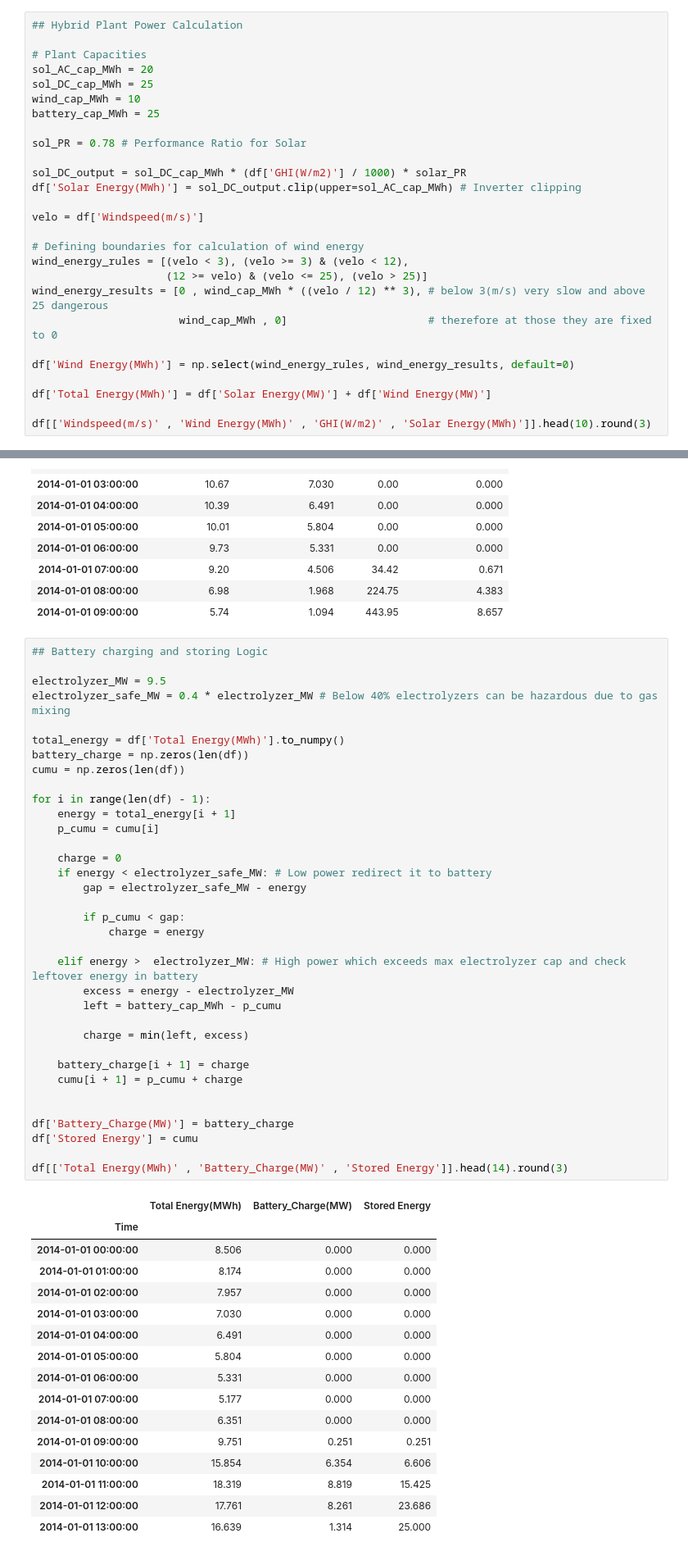
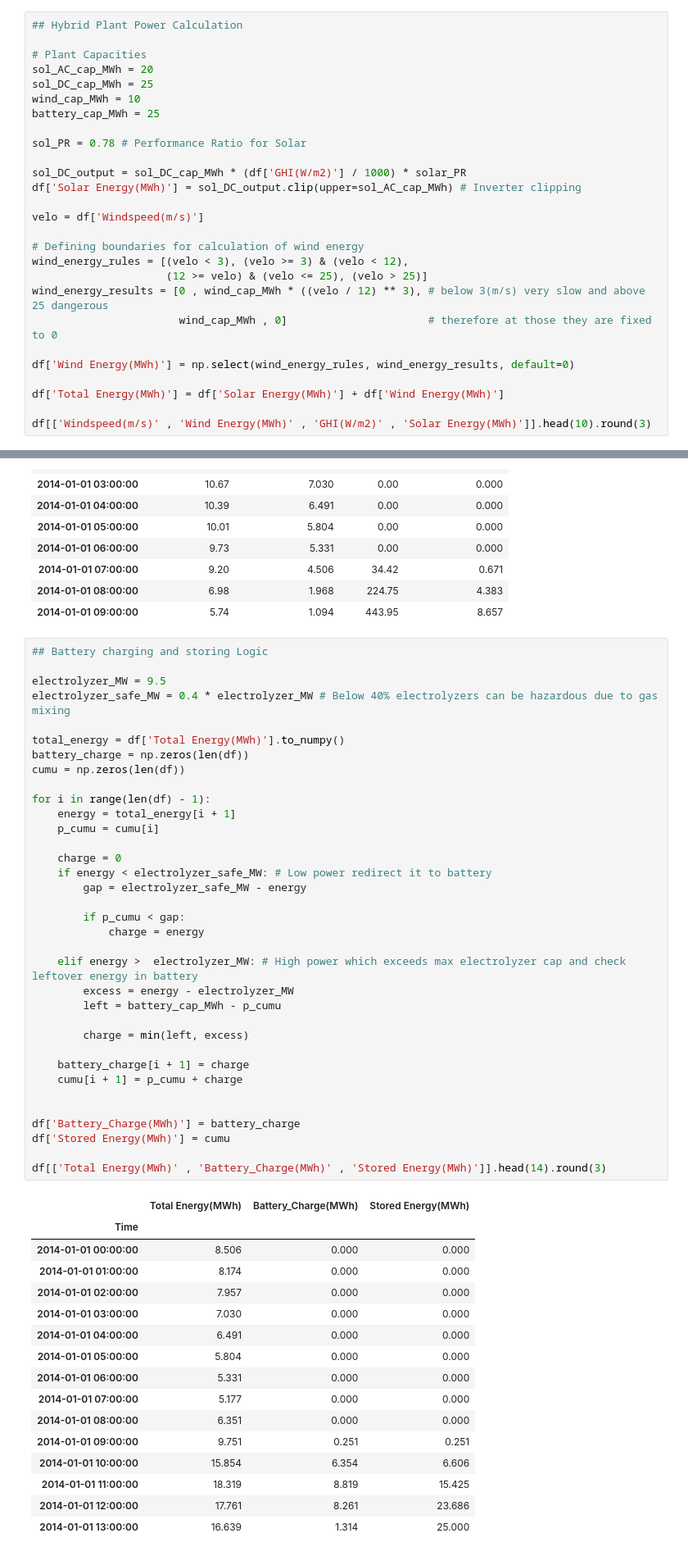
Before and after one commit to Adarsh-0704/green-h2-yield, a Jupyter notebook: notebooks/01_data_exploration.ipynb, the cells around one changed output, grey strips where cells are left out. Shown at 82% size. Cells and saved outputs as stored; diff of their text form.

```diff
--- a/notebooks/01_data_exploration.ipynb
+++ b/notebooks/01_data_exploration.ipynb
@@ -69,7 +69,7 @@ wind_energy_results = [0 , wind_cap_MWh * ((velo / 12) ** 3), # below 3(m/s) ver
 
 df['Wind Energy(MWh)'] = np.select(wind_energy_rules, wind_energy_results, default=0)
 
-df['Total Energy(MWh)'] = df['Solar Energy(MW)'] + df['Wind Energy(MW)']
+df['Total Energy(MWh)'] = df['Solar Energy(MWh)'] + df['Wind Energy(MWh)']
 
 df[['Windspeed(m/s)' , 'Wind Energy(MWh)' , 'GHI(W/m2)' , 'Solar Energy(MWh)']].head(10).round(3)
 # %% [output]
@@ -91,37 +91,37 @@ df[['Windspeed(m/s)' , 'Wind Energy(MWh)' , 'GHI(W/m2)' , 'Solar Energy(MWh)']].
 electrolyzer_MW = 9.5
 electrolyzer_safe_MW = 0.4 * electrolyzer_MW # Below 40% electrolyzers can be hazardous due to gas mixing
 
 total_energy = df['Total Energy(MWh)'].to_numpy()
 battery_charge = np.zeros(len(df))
 cumu = np.zeros(len(df))
 
 for i in range(len(df) - 1):
     energy = total_energy[i + 1]
     p_cumu = cumu[i]
 
     charge = 0
     if energy < electrolyzer_safe_MW: # Low power redirect it to battery
         gap = electrolyzer_safe_MW - energy
 
         if p_cumu < gap:
             charge = energy
 
     elif energy >  electrolyzer_MW: # High power which exceeds max electrolyzer cap and check leftover energy in battery
         excess = energy - electrolyzer_MW
         left = battery_cap_MWh - p_cumu
 
         charge = min(left, excess)
 
     battery_charge[i + 1] = charge
     cumu[i + 1] = p_cumu + charge
 
 
-df['Battery_Charge(MW)'] = battery_charge
-df['Stored Energy'] = cumu
+df['Battery_Charge(MWh)'] = battery_charge
+df['Stored Energy(MWh)'] = cumu
 
-df[['Total Energy(MWh)' , 'Battery_Charge(MW)' , 'Stored Energy']].head(14).round(3)
+df[['Total Energy(MWh)' , 'Battery_Charge(MWh)' , 'Stored Energy(MWh)']].head(14).round(3)
 # %% [output]
-|  | Total Energy(MWh) | Battery_Charge(MW) | Stored Energy |
+|  | Total Energy(MWh) | Battery_Charge(MWh) | Stored Energy(MWh) |
 | Time |  |  |  |
 | 2014-01-01 00:00:00 | 8.506 | 0.000 | 0.000 |
 | 2014-01-01 01:00:00 | 8.174 | 0.000 | 0.000 |
```
Also changed, not shown: parts of 1 cell of this notebook, 1 other file.
